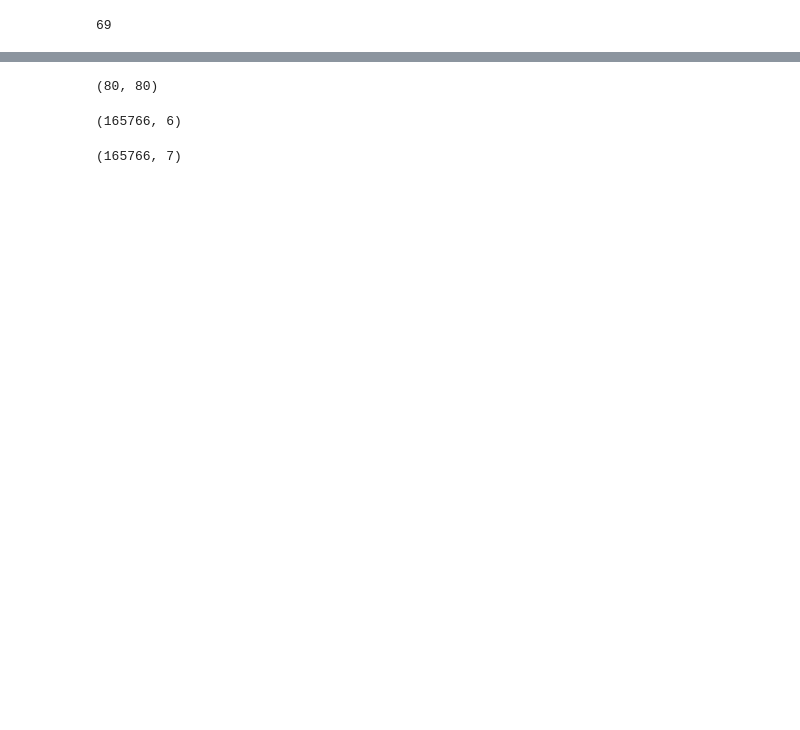
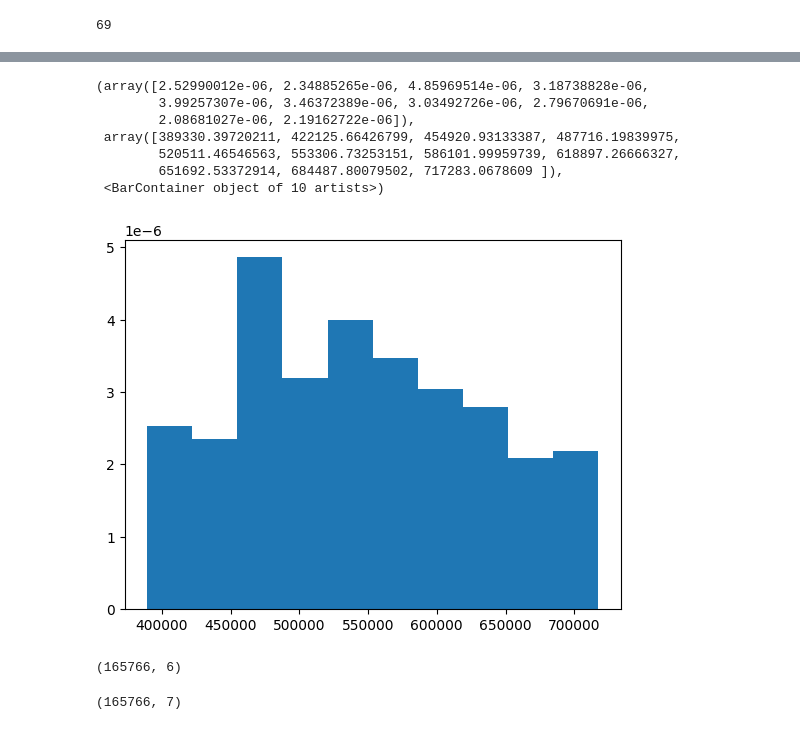
Before and after one commit to AmitavaDutta/gravity_tesseroids, a Jupyter notebook: gravity_distribution_tesseroids.ipynb, the cells around one changed output, grey strips where cells are left out. Cells and saved outputs as stored; diff of their text form; code cells hidden in the pictures; blank space fills up the shorter version.

```diff
--- a/gravity_distribution_tesseroids.ipynb
+++ b/gravity_distribution_tesseroids.ipynb
@@ -342,7 +344,16 @@ Max gravity: 1267565.198253112
+# %%
+gravity_=gravity.copy()
 # %%
-np.shape(gravity)
+plt.hist(gravity_.flatten(),density=True)
 # %% [output]
-(80, 80)
+(array([2.52990012e-06, 2.34885265e-06, 4.85969514e-06, 3.18738828e-06,
+        3.99257307e-06, 3.46372389e-06, 3.03492726e-06, 2.79670691e-06,
+        2.08681027e-06, 2.19162722e-06]),
+ array([389330.39720211, 422125.66426799, 454920.93133387, 487716.19839975,
+        520511.46546563, 553306.73253151, 586101.99959739, 618897.26666327,
+        651692.53372914, 684487.80079502, 717283.0678609 ]),
+ <BarContainer object of 10 artists>)
+[figure, added]
 # %%
 tesseroids = np.array(tesseroids)
 density = np.array(density)
```
Also changed, not shown: parts of 11 cells of this notebook.
